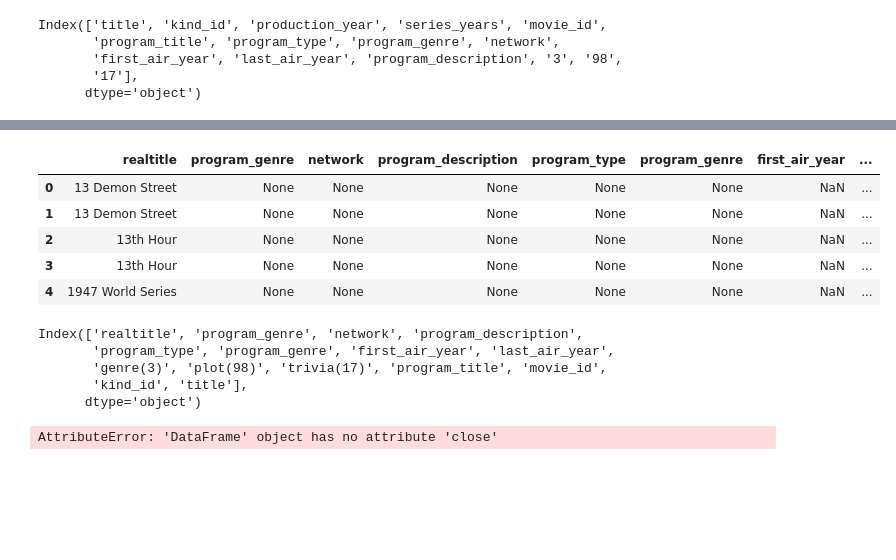
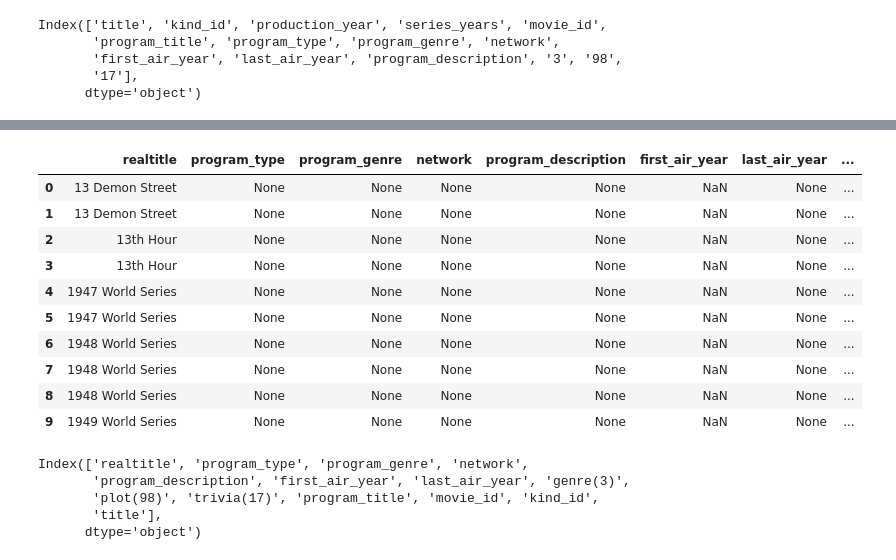
Before and after one commit to sgotzler/megaText, a Jupyter notebook: analysis/analysis.ipynb, the cells around one changed output, grey strips where cells are left out. Drawn from its saved outputs; the diff is of its cells as text; code cells hidden in the pictures; blank space fills up the shorter version.

Commit message:
notebook for adventure analysis

```diff
--- a/analysis/analysis.ipynb
+++ b/analysis/analysis.ipynb
@@ -7,7 +7,7 @@ from numpy import array
 import numpy as np
 # %%
 #this connects to sqlite db
-conn = sqlite3.connect("/Users/user/Documents/dh_mellon/proj2017/liteMegaText/imdb.db")
+conn = sqlite3.connect("/Users/user/Desktop/Research Projects/Coding_and_Analysis/imdb.db")
 # %%
 #test connection and reformats data as a dataframe with indexed data
 df = pd.read_sql_query("SELECT * from encyclopedia \
@@ -272,29 +272,30 @@ frames.head()
 | 4 | 1947 World Series | 2 | 1947 | 1947-???? | 10916 | None | None | None | ... |
 # %%
 #reorder columns by typing in the column names. Note the double brackets.
-frames = frames[['realtitle','program_genre','network','program_description','program_type','program_genre', \
-                'first_air_year', 'last_air_year', 'genre(3)','plot(98)','trivia(17)', 'program_title','movie_id', \
-                 'kind_id' , 'title']]
+frames = frames[['realtitle','program_type','program_genre','network','program_description','first_air_year','last_air_year','genre(3)','plot(98)','trivia(17)','program_title','movie_id','kind_id','title']]
 # %%
-frames.head()
+frames.head(10)
 # %% [output]
-|  | realtitle | program_genre | network | program_description | program_type | program_genre | first_air_year | ... |
-| 0 | 13 Demon Street | None | None | None | None | None | NaN | ... |
-| 1 | 13 Demon Street | None | None | None | None | None | NaN | ... |
-| 2 | 13th Hour | None | None | None | None | None | NaN | ... |
-| 3 | 13th Hour | None | None | None | None | None | NaN | ... |
-| 4 | 1947 World Series | None | None | None | None | None | NaN | ... |
+|  | realtitle | program_type | program_genre | network | program_description | first_air_year | last_air_year | ... |
+| 0 | 13 Demon Street | None | None | None | None | NaN | None | ... |
+| 1 | 13 Demon Street | None | None | None | None | NaN | None | ... |
+| 2 | 13th Hour | None | None | None | None | NaN | None | ... |
+| 3 | 13th Hour | None | None | None | None | NaN | None | ... |
+| 4 | 1947 World Series | None | None | None | None | NaN | None | ... |
+| 5 | 1947 World Series | None | None | None | None | NaN | None | ... |
+| 6 | 1948 World Series | None | None | None | None | NaN | None | ... |
+| 7 | 1948 World Series | None | None | None | None | NaN | None | ... |
+| 8 | 1948 World Series | None | None | None | None | NaN | None | ... |
+| 9 | 1949 World Series | None | None | None | None | NaN | None | ... |
 # %%
 frames.columns
 # %% [output]
-Index(['realtitle', 'program_genre', 'network', 'program_description',
-       'program_type', 'program_genre', 'first_air_year', 'last_air_year',
-       'genre(3)', 'plot(98)', 'trivia(17)', 'program_title', 'movie_id',
-       'kind_id', 'title'],
+Index(['realtitle', 'program_type', 'program_genre', 'network',
+       'program_description', 'first_air_year', 'last_air_year', 'genre(3)',
+       'plot(98)', 'trivia(17)', 'program_title', 'movie_id', 'kind_id',
+       'title'],
       dtype='object')
 # %%
 frames = frames.rename(columns=lambda x: x.strip())
 # %%
-frames.to_csv('frames.csv, encoding='utf-8')
+frames.to_csv('frames.csv', encoding='utf-8')
-# %% [output]
-AttributeError: 'DataFrame' object has no attribute 'close'
```
Also changed, not shown: 13 other files.
